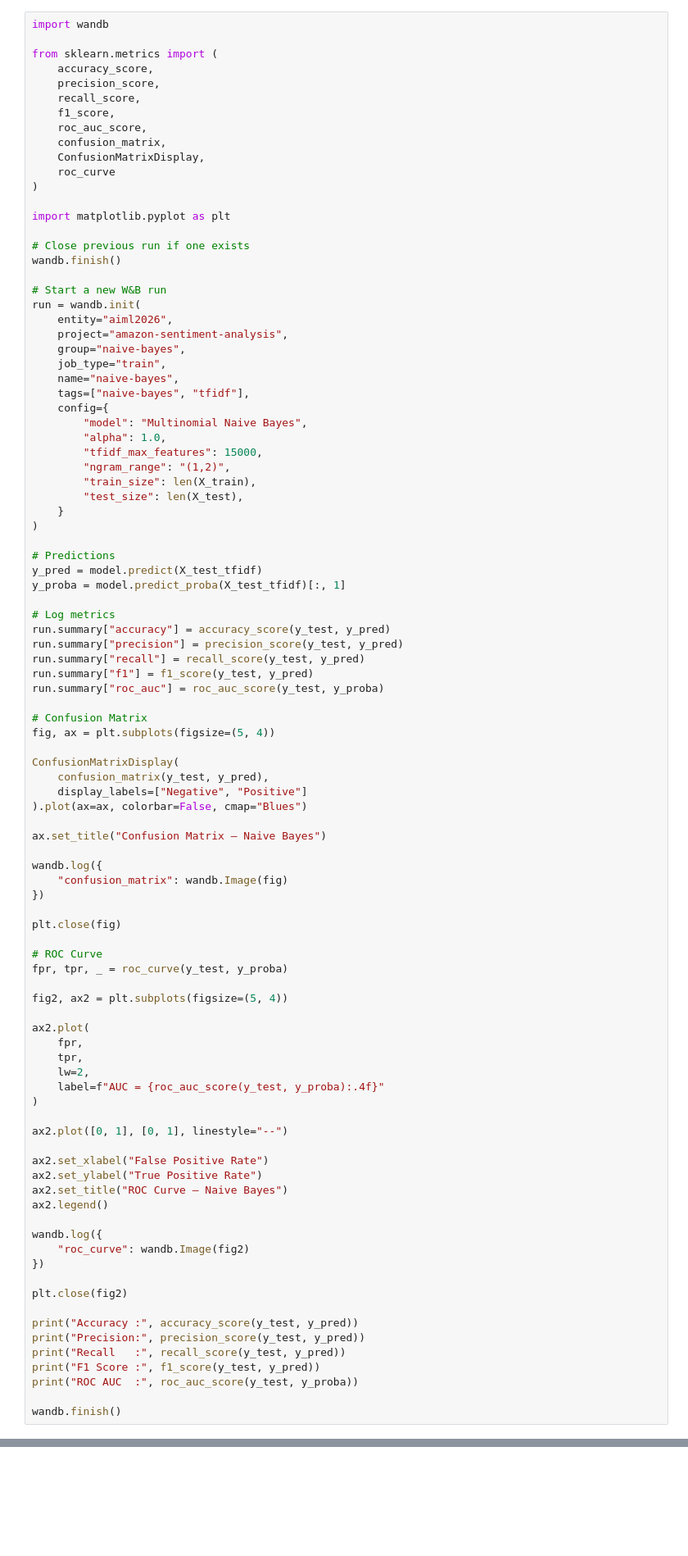
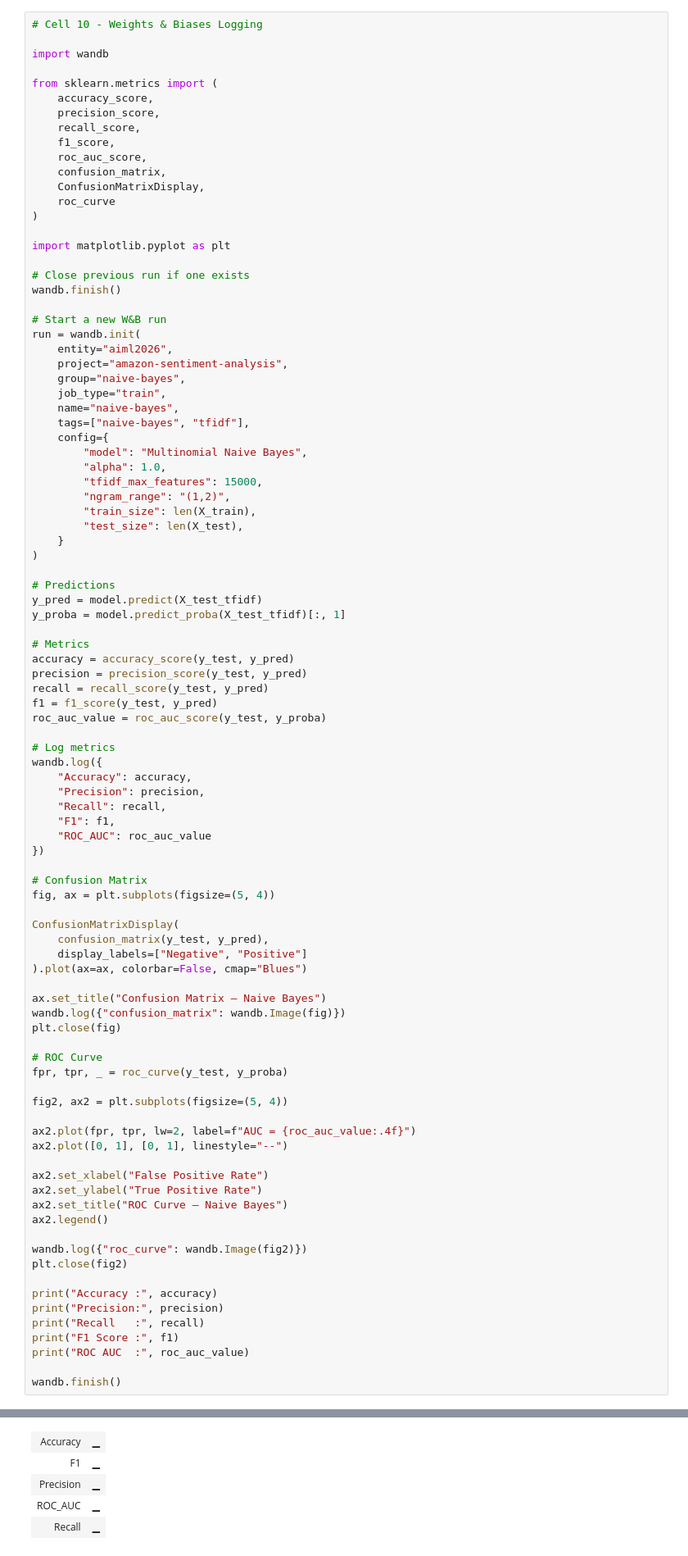
Before and after one commit to hibenji/aiml, a Jupyter notebook: AiML_naive_bayes.ipynb, the cells around one changed output, grey strips where cells are left out. Shown at 82% size. Cells and saved outputs as stored; diff of their text form; blank space fills up the shorter version.

```diff
--- a/AiML_naive_bayes.ipynb
+++ b/AiML_naive_bayes.ipynb
@@ -274,6 +274,8 @@ Review: 'It's okay, but honestly a little overpriced for what you get.'
 Sentiment: Negative
 Positive Probability: 0.1261
 # %%
+# Cell 10 - Weights & Biases Logging
+
 import wandb
 
 from sklearn.metrics import (
@@ -314,12 +316,21 @@ run = wandb.init(
 y_pred = model.predict(X_test_tfidf)
 y_proba = model.predict_proba(X_test_tfidf)[:, 1]
 
+# Metrics
+accuracy = accuracy_score(y_test, y_pred)
+precision = precision_score(y_test, y_pred)
+recall = recall_score(y_test, y_pred)
+f1 = f1_score(y_test, y_pred)
+roc_auc_value = roc_auc_score(y_test, y_proba)
+
 # Log metrics
-run.summary["accuracy"] = accuracy_score(y_test, y_pred)
-run.summary["precision"] = precision_score(y_test, y_pred)
-run.summary["recall"] = recall_score(y_test, y_pred)
-run.summary["f1"] = f1_score(y_test, y_pred)
-run.summary["roc_auc"] = roc_auc_score(y_test, y_proba)
+wandb.log({
+    "Accuracy": accuracy,
+    "Precision": precision,
+    "Recall": recall,
+    "F1": f1,
+    "ROC_AUC": roc_auc_value
+})
 
 # Confusion Matrix
 fig, ax = plt.subplots(figsize=(5, 4))
@@ -330,11 +341,7 @@ ConfusionMatrixDisplay(
 ).plot(ax=ax, colorbar=False, cmap="Blues")
 
 ax.set_title("Confusion Matrix – Naive Bayes")
-
-wandb.log({
-    "confusion_matrix": wandb.Image(fig)
-})
-
+wandb.log({"confusion_matrix": wandb.Image(fig)})
 plt.close(fig)
 
 # ROC Curve
@@ -342,13 +349,7 @@ fpr, tpr, _ = roc_curve(y_test, y_proba)
 
 fig2, ax2 = plt.subplots(figsize=(5, 4))
 
-ax2.plot(
-    fpr,
-    tpr,
-    lw=2,
-    label=f"AUC = {roc_auc_score(y_test, y_proba):.4f}"
-)
-
+ax2.plot(fpr, tpr, lw=2, label=f"AUC = {roc_auc_value:.4f}")
 ax2.plot([0, 1], [0, 1], linestyle="--")
 
 ax2.set_xlabel("False Positive Rate")
@@ -356,17 +357,14 @@ ax2.set_ylabel("True Positive Rate")
 ax2.set_title("ROC Curve – Naive Bayes")
 ax2.legend()
 
-wandb.log({
-    "roc_curve": wandb.Image(fig2)
-})
-
+wandb.log({"roc_curve": wandb.Image(fig2)})
 plt.close(fig2)
 
-print("Accuracy :", accuracy_score(y_test, y_pred))
-print("Precision:", precision_score(y_test, y_pred))
-print("Recall   :", recall_score(y_test, y_pred))
-print("F1 Score :", f1_score(y_test, y_pred))
-print("ROC AUC  :", roc_auc_score(y_test, y_proba))
+print("Accuracy :", accuracy)
+print("Precision:", precision)
+print("Recall   :", recall)
+print("F1 Score :", f1)
+print("ROC AUC  :", roc_auc_value)
 
 wandb.finish()
 # %% [output]
@@ -373,0 +384,5 @@ NameError: name 'X_train' is not defined
+| Accuracy | ▁ |
+| F1 | ▁ |
+| Precision | ▁ |
+| ROC_AUC | ▁ |
+| Recall | ▁ |
```
Also changed, not shown: parts of 2 cells of this notebook.
